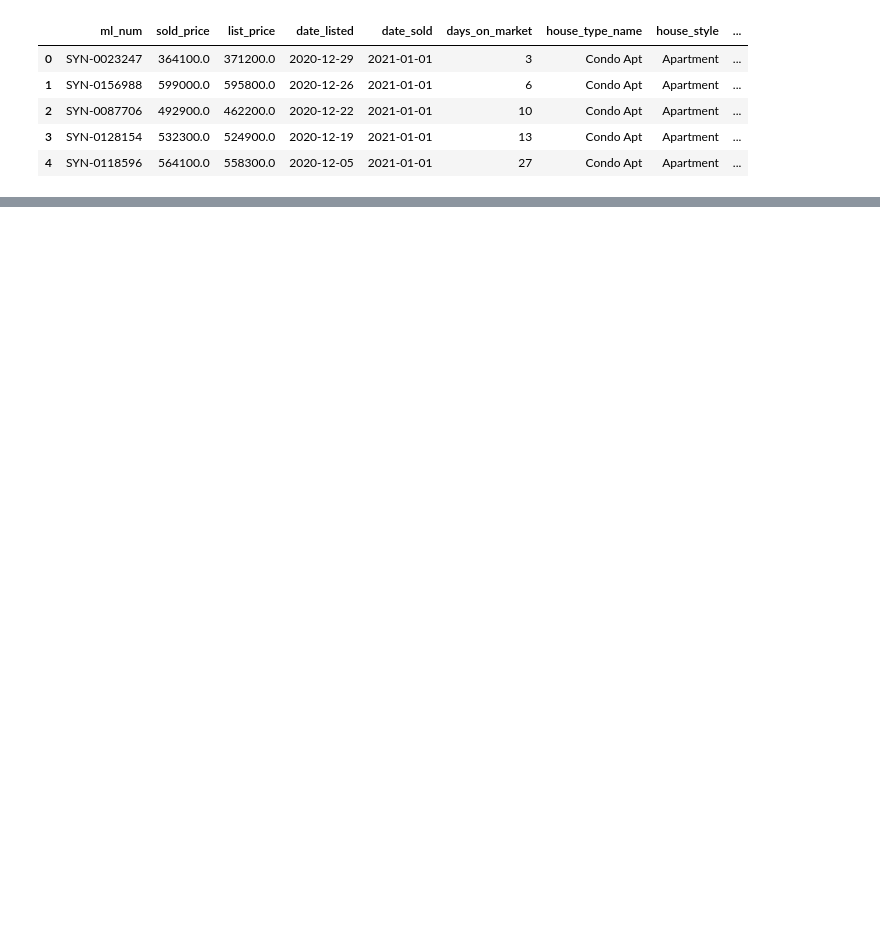
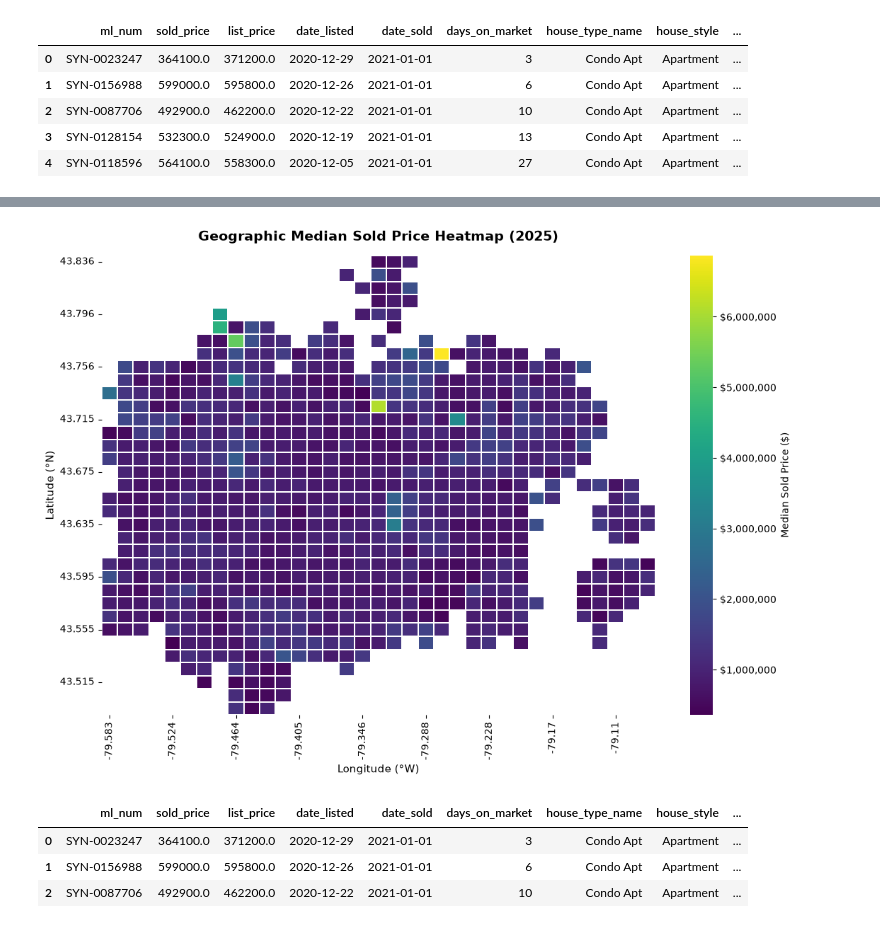
Before and after one commit to DanielTan245/SSU-Data-Dash, a Jupyter notebook: notebooks/Daniel.ipynb, the cells around one changed output, grey strips where cells are left out. Drawn from its saved outputs; the diff is of its cells as text; code cells hidden in the pictures; blank space fills up the shorter version.

```diff
--- a/notebooks/Daniel.ipynb
+++ b/notebooks/Daniel.ipynb
@@ -18,0 +78,24 @@ ds.head()
+# %%
+df["month_sold"] = df["date_sold"].dt.month
+df["year_sold"] = df["date_sold"].dt.year
+
+df["month_listed"] = df["date_listed"].dt.month
+df["year_listed"] = df["date_listed"].dt.year
+
+
+grouped_by_time = df.groupby(["bedrooms","year_sold", pd.cut(df["month_sold"], bins = np.arange(0, 13, 3))])["sold_price"].median()
+
+grouped_by_time.head(100)
+
+
+quarter_map = {
+    pd.Interval(0, 3, closed='right'): 'Q1',
+    pd.Interval(3, 6, closed='right'): 'Q2',
+    pd.Interval(6, 9, closed='right'): 'Q3',
+    pd.Interval(9, 12, closed='right'): 'Q4'
+}
+df['quarter'] = df['month_sold'].map(quarter_map)
+df['time_range'] = df['year_sold'].astype(str) + " " + df['quarter'].astype(str)
+
+
+# len(grouped_by_time)
@@ -18,0 +341,22 @@ ds.head()
+# %%
+# plot_price_heatmap(df, year=2022, month = 5)
+plot_price_heatmap(df, year=2025)
+# %% [output]
+[figure, added]
+# %%
+def get_median(text):
+    if "-" in text:
+        split_parts = text.split("-")
+        median_val = (float(split_parts[0]) + float(split_parts[1])) /2
+    else:
+        median_val = float(text)
+    return float(median_val)
+
+df["median_house_area"] = df["house_area"].apply(get_median)
+
+df.head(3)
+# %% [output]
+|  | ml_num | sold_price | list_price | date_listed | date_sold | days_on_market | house_type_name | house_style | ... |
+| 0 | SYN-0023247 | 364100.0 | 371200.0 | 2020-12-29 | 2021-01-01 | 3 | Condo Apt | Apartment | ... |
+| 1 | SYN-0156988 | 599000.0 | 595800.0 | 2020-12-26 | 2021-01-01 | 6 | Condo Apt | Apartment | ... |
+| 2 | SYN-0087706 | 492900.0 | 462200.0 | 2020-12-22 | 2021-01-01 | 10 | Condo Apt | Apartment | ... |
```
Also changed, not shown: parts of 22 cells of this notebook, 7 other files.
